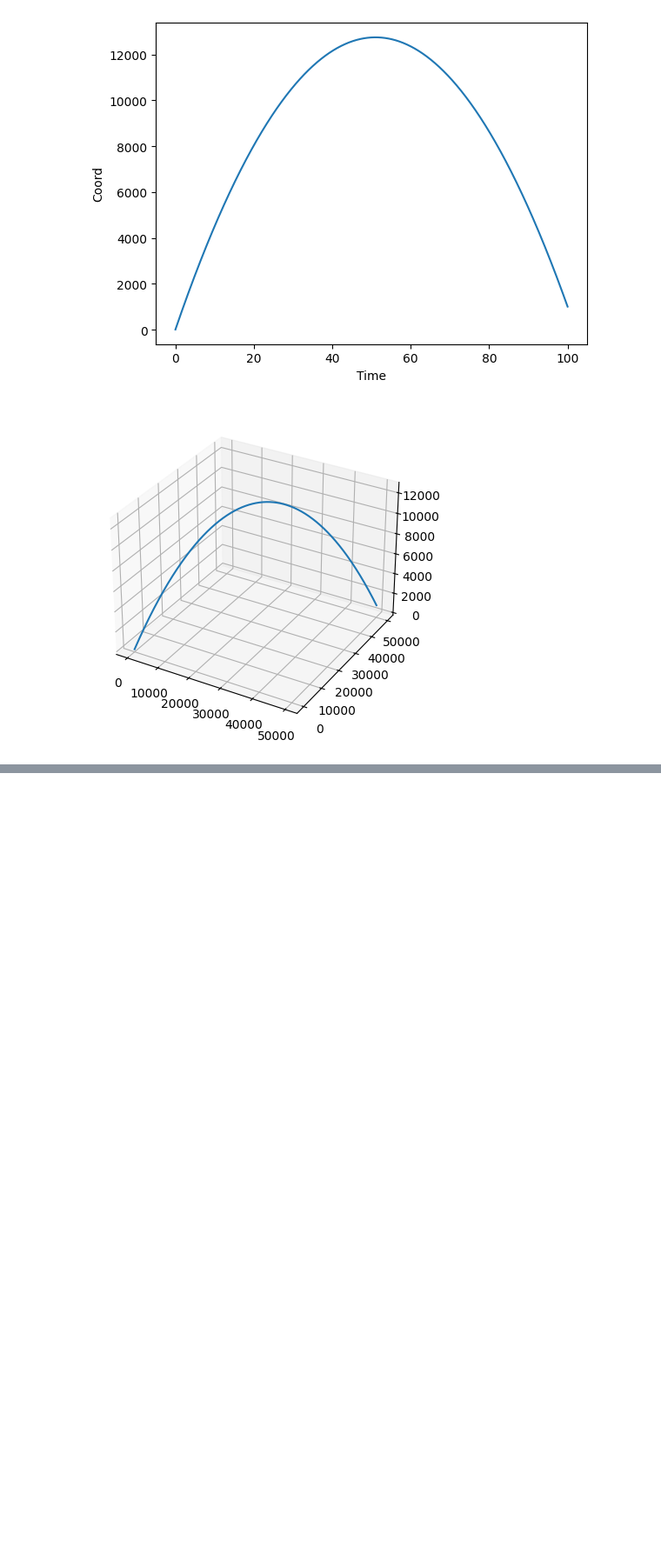
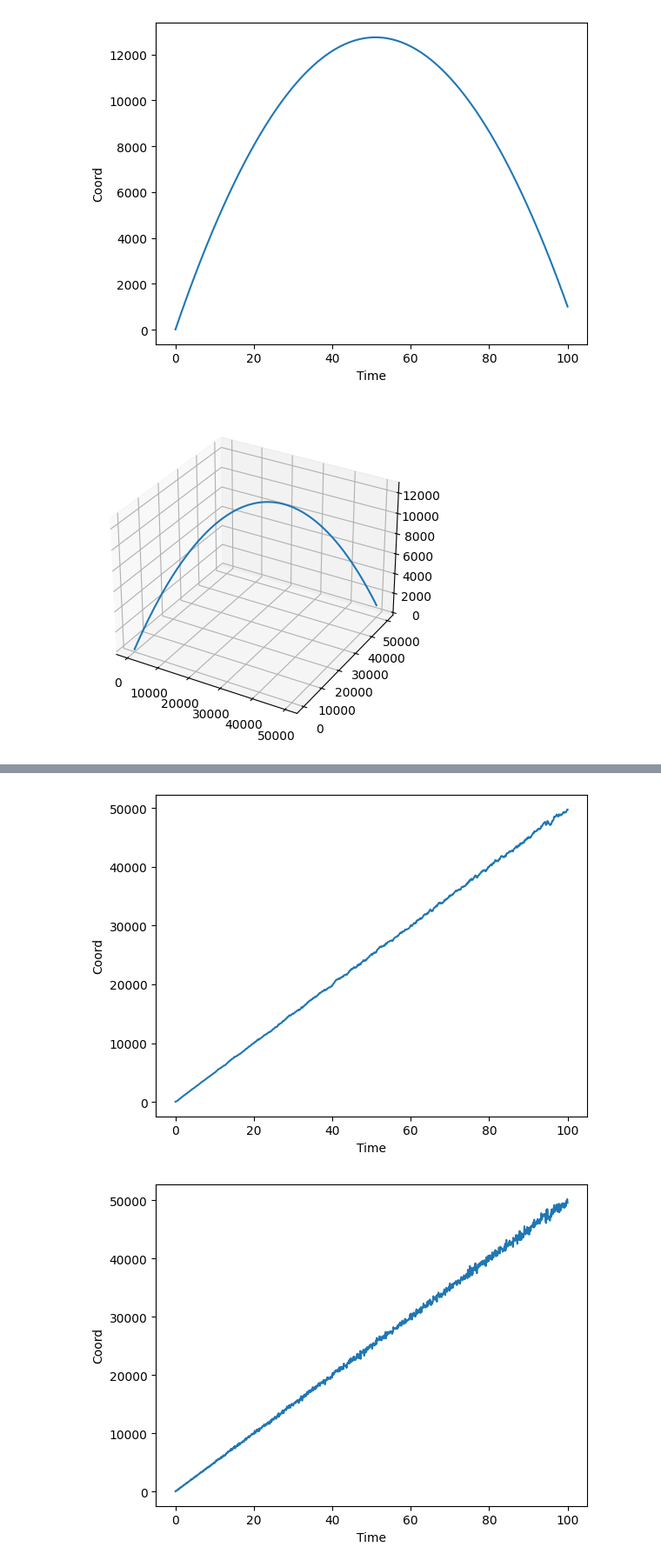
Before and after one commit to alxlnx/pyfilt, a Jupyter notebook: sandbox.ipynb, the cells around one changed output, grey strips where cells are left out. Shown at 87% size. Cells and saved outputs as stored; diff of their text form; code cells hidden in the pictures; blank space fills up the shorter version.

```diff
--- a/sandbox.ipynb
+++ b/sandbox.ipynb
@@ -145,2 +160,31 @@ def KalmanFilter():
 # %%
-kf = KalmanFilter()
+dt = 0.1
+x0=np.array([0., 0.])
+P = np.array([
+    [250., 0],
+    [0, 100.]
+])
+H = np.array([
+    [1., 0],
+])
+F = np.array([
+    [1., dt],
+    [0, 1.]
+])
+B = np.array([[0]])
+Q = np.array([[0.588, 1.175],
+            [1.175, 2.35 ]])
+R = np.array([
+[25,]
+])
+
+kf = KalmanFilter(
+    dim_x=2,
+    dim_z=1,
+    dim_u=0,
+    x0=x0,
+    P=P, H=H, F=F, B=B, Q=Q, R=R
+)
+# %%
+x, P = kf.predict(x=x0, P=P,F=F,Q=Q)
+kf.update(x, P, H, x_n[0], R)
@@ -146,0 +213,3 @@ kf = KalmanFilter()
+# %%
+x_out = kf.batch_filter(x_n)
+x_out
@@ -146,0 +224,6 @@ kf = KalmanFilter()
+# %%
+plot_trajectory_1d(t, x_out[:, 0])
+plot_trajectory_1d(t, x_n)
+# %% [output]
+[figure, added]
+[figure, added]
```
Also changed, not shown: parts of 9 cells of this notebook.
